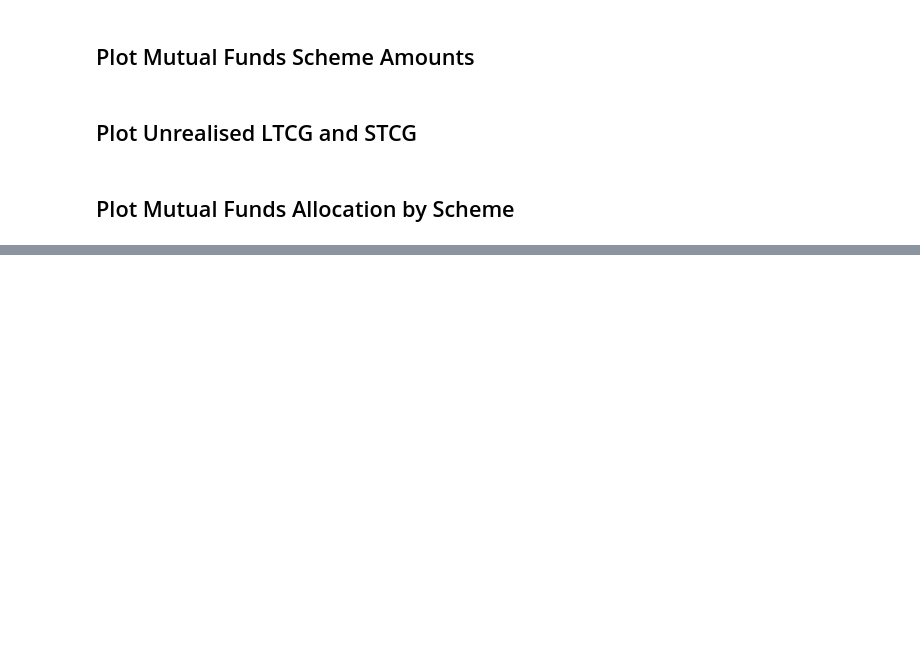
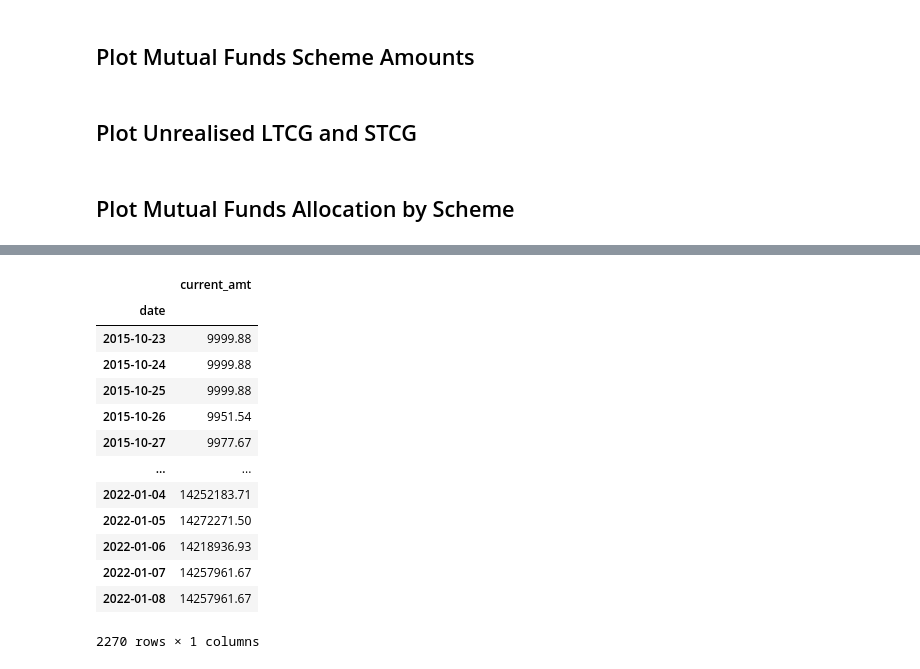
Before and after one commit to ajayrawatsap/mf_data, a Jupyter notebook: demo.ipynb, the cells around one changed output, grey strips where cells are left out. Drawn from its saved outputs; the diff is of its cells as text; code cells hidden in the pictures; blank space fills up the shorter version.

```diff
--- a/demo.ipynb
+++ b/demo.ipynb
@@ -142,0 +340,8 @@ logging.info(f'{"*" * 50}End Of Process{"*" * 50}\n')
+# %%
+history_df = pd.DataFrame()
+# for scheme_code in ['119212', '118825']:
+for scheme_code in cg.mf_hdr_df.scheme_code.tolist():
+    df  = get_portfolio_history_for_scheme(scheme_code, cg.mf_trans_df)
+    history_df  =  pd.concat([history_df, df])
+
+history_grp_df = history_df.groupby('date').agg({'current_amt':'sum'})
@@ -142,0 +355,17 @@ logging.info(f'{"*" * 50}End Of Process{"*" * 50}\n')
+# %%
+history_grp_df
+# %% [output]
+|  | current_amt |
+| date |  |
+| 2015-10-23 | 9999.88 |
+| 2015-10-24 | 9999.88 |
+| 2015-10-25 | 9999.88 |
+| 2015-10-26 | 9951.54 |
+| 2015-10-27 | 9977.67 |
+| ... | ... |
+| 2022-01-04 | 14252183.71 |
+| 2022-01-05 | 14272271.50 |
+| 2022-01-06 | 14218936.93 |
+| 2022-01-07 | 14257961.67 |
+| 2022-01-08 | 14257961.67 |
+2270 rows × 1 columns
```
Also changed, not shown: parts of 12 cells of this notebook, 3 other files.
